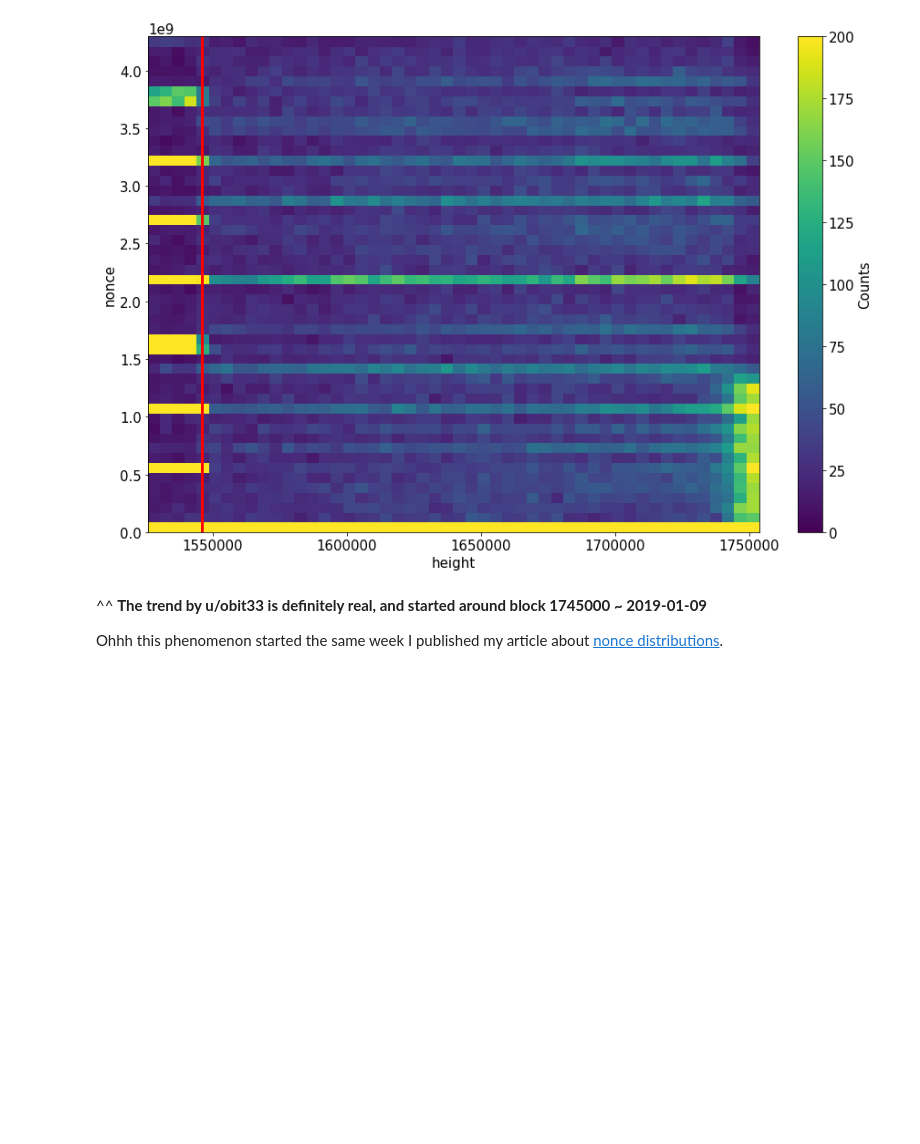
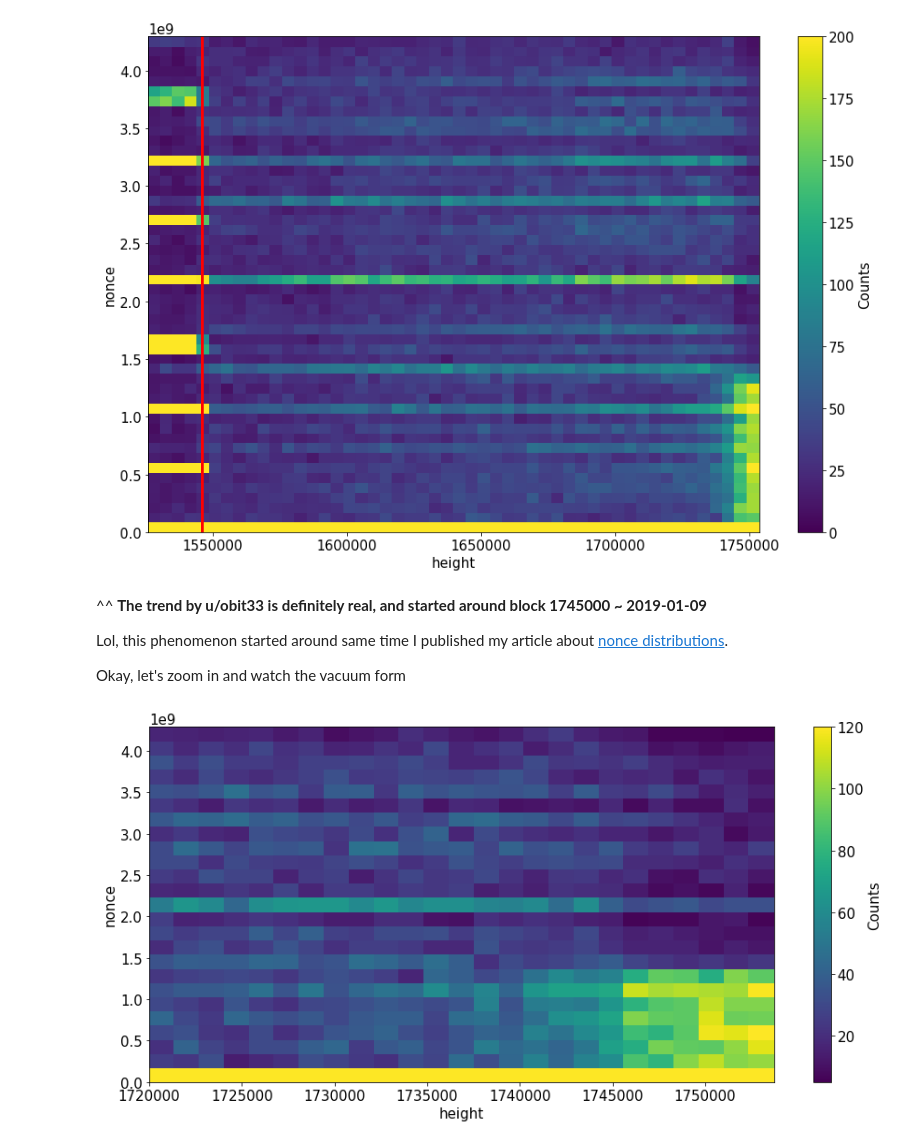
Before and after one commit to noncesense-research-lab/nonce_distribution, a Jupyter notebook: nonce_distribution.ipynb, the cells around one changed output. Cells and saved outputs as stored; diff of their text form; code cells hidden in the pictures; blank space fills up the shorter version.

```diff
--- a/nonce_distribution.ipynb
+++ b/nonce_distribution.ipynb
@@ -248,4 +255,28 @@ Text(0,0.5,'Counts')
 # %% [markdown]
 ^^ __The trend by u/obit33 is definitely real, and started around block 1745000 ~ 2019-01-09__
 
-Ohhh this phenomenon started the same week I published my article about [nonce distributions](https://hackernoon.com/utter-noncesense-a-statistical-study-of-nonce-value-distribution-on-the-monero-blockchain-f13f673a0a0d).
+Lol, this phenomenon started around same time I published my article about [nonce distributions](https://hackernoon.com/utter-noncesense-a-statistical-study-of-nonce-value-distribution-on-the-monero-blockchain-f13f673a0a0d).
+
+Okay, let's zoom in and watch the vacuum form
+# %%
+min_height = 1720000
+x = df.id[df.id>min_height]
+y = df.nonce[df.id>min_height]
+# Estimate the 2D histogram
+nbins = (25,25)
+H, xedges, yedges = np.histogram2d(x,y,bins=nbins)
+
+# H needs to be rotated and flipped
+H = np.rot90(H)
+H = np.flipud(H)
+
+fig, ax = plt.subplots(figsize=(15,7))
+
+# Plot 2D histogram using pcolor
+plt.pcolormesh(xedges,yedges,H,vmax=120)
+plt.xlabel('height')
+plt.ylabel('nonce')
+cbar = plt.colorbar()
+cbar.ax.set_ylabel('Counts');
+# %% [output]
+[figure, added]
```
Also changed, not shown: parts of 5 cells of this notebook.
